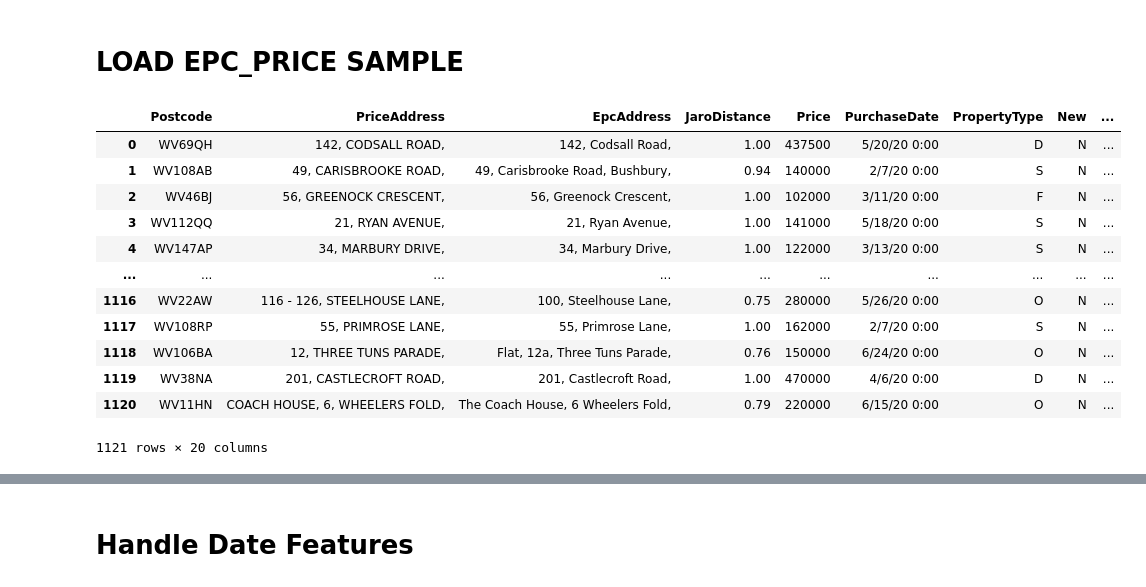
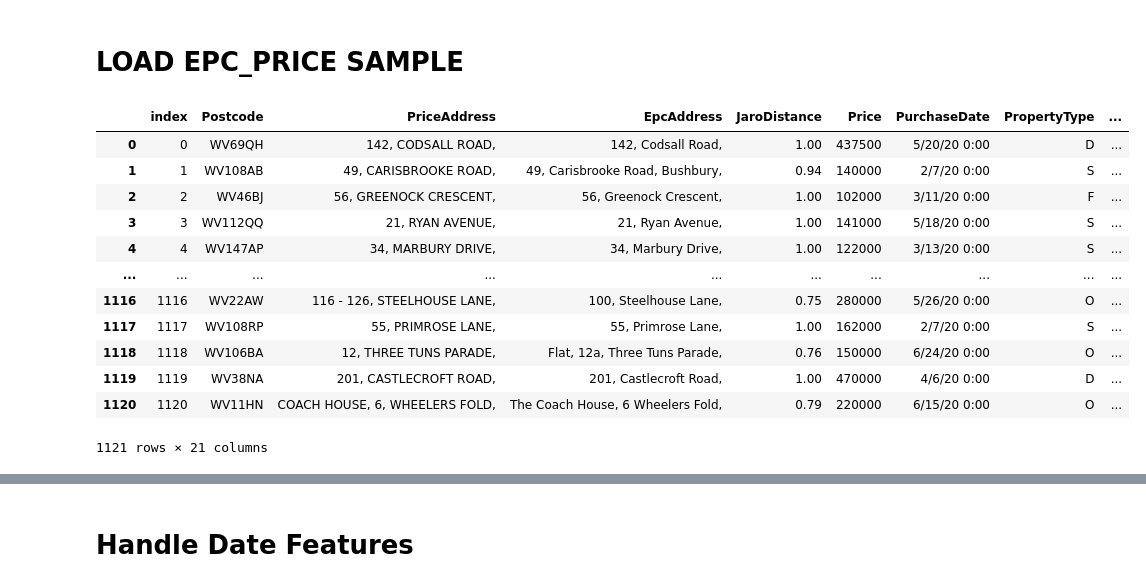
Before and after one commit to BlockchainClimateInstitute/microservice_price, a Jupyter notebook: notebooks/AVM/1.1-mc-avm-pipeline.ipynb, the cells around one changed output, grey strips where cells are left out. Drawn from its saved outputs; the diff is of its cells as text; code cells hidden in the pictures.

Commit message:
Added pipeline updates to process matched EPC+price data

```diff
--- a/notebooks/AVM/1.1-mc-avm-pipeline.ipynb
+++ b/notebooks/AVM/1.1-mc-avm-pipeline.ipynb
@@ -62,18 +56,19 @@ numpy.ufunc size changed, may indicate binary incompatibility. Expected 192 from
 # %%
 datapath = '../../data/processed/sample_EPC_Price_merged.csv'
 data = pd.read_csv(datapath)
+data = data.reset_index()
 data
 # %% [output]
-|  | Postcode | PriceAddress | EpcAddress | JaroDistance | Price | PurchaseDate | PropertyType | New | ... |
-| 0 | WV69QH | 142, CODSALL ROAD, | 142, Codsall Road, | 1.00 | 437500 | 5/20/20 0:00 | D | N | ... |
-| 1 | WV108AB | 49, CARISBROOKE ROAD, | 49, Carisbrooke Road, Bushbury, | 0.94 | 140000 | 2/7/20 0:00 | S | N | ... |
-| 2 | WV46BJ | 56, GREENOCK CRESCENT, | 56, Greenock Crescent, | 1.00 | 102000 | 3/11/20 0:00 | F | N | ... |
-| 3 | WV112QQ | 21, RYAN AVENUE, | 21, Ryan Avenue, | 1.00 | 141000 | 5/18/20 0:00 | S | N | ... |
-| 4 | WV147AP | 34, MARBURY DRIVE, | 34, Marbury Drive, | 1.00 | 122000 | 3/13/20 0:00 | S | N | ... |
+|  | index | Postcode | PriceAddress | EpcAddress | JaroDistance | Price | PurchaseDate | PropertyType | ... |
+| 0 | 0 | WV69QH | 142, CODSALL ROAD, | 142, Codsall Road, | 1.00 | 437500 | 5/20/20 0:00 | D | ... |
+| 1 | 1 | WV108AB | 49, CARISBROOKE ROAD, | 49, Carisbrooke Road, Bushbury, | 0.94 | 140000 | 2/7/20 0:00 | S | ... |
+| 2 | 2 | WV46BJ | 56, GREENOCK CRESCENT, | 56, Greenock Crescent, | 1.00 | 102000 | 3/11/20 0:00 | F | ... |
+| 3 | 3 | WV112QQ | 21, RYAN AVENUE, | 21, Ryan Avenue, | 1.00 | 141000 | 5/18/20 0:00 | S | ... |
+| 4 | 4 | WV147AP | 34, MARBURY DRIVE, | 34, Marbury Drive, | 1.00 | 122000 | 3/13/20 0:00 | S | ... |
 | ... | ... | ... | ... | ... | ... | ... | ... | ... | ... |
-| 1116 | WV22AW | 116 - 126, STEELHOUSE LANE, | 100, Steelhouse Lane, | 0.75 | 280000 | 5/26/20 0:00 | O | N | ... |
-| 1117 | WV108RP | 55, PRIMROSE LANE, | 55, Primrose Lane, | 1.00 | 162000 | 2/7/20 0:00 | S | N | ... |
-| 1118 | WV106BA | 12, THREE TUNS PARADE, | Flat, 12a, Three Tuns Parade, | 0.76 | 150000 | 6/24/20 0:00 | O | N | ... |
-| 1119 | WV38NA | 201, CASTLECROFT ROAD, | 201, Castlecroft Road, | 1.00 | 470000 | 4/6/20 0:00 | D | N | ... |
-| 1120 | WV11HN | COACH HOUSE, 6, WHEELERS FOLD, | The Coach House, 6 Wheelers Fold, | 0.79 | 220000 | 6/15/20 0:00 | O | N | ... |
+| 1116 | 1116 | WV22AW | 116 - 126, STEELHOUSE LANE, | 100, Steelhouse Lane, | 0.75 | 280000 | 5/26/20 0:00 | O | ... |
+| 1117 | 1117 | WV108RP | 55, PRIMROSE LANE, | 55, Primrose Lane, | 1.00 | 162000 | 2/7/20 0:00 | S | ... |
+| 1118 | 1118 | WV106BA | 12, THREE TUNS PARADE, | Flat, 12a, Three Tuns Parade, | 0.76 | 150000 | 6/24/20 0:00 | O | ... |
+| 1119 | 1119 | WV38NA | 201, CASTLECROFT ROAD, | 201, Castlecroft Road, | 1.00 | 470000 | 4/6/20 0:00 | D | ... |
+| 1120 | 1120 | WV11HN | COACH HOUSE, 6, WHEELERS FOLD, | The Coach House, 6 Wheelers Fold, | 0.79 | 220000 | 6/15/20 0:00 | O | ... |
-1121 rows × 20 columns
+1121 rows × 21 columns
```
Also changed, not shown: parts of 20 cells of this notebook, 2 other files.
